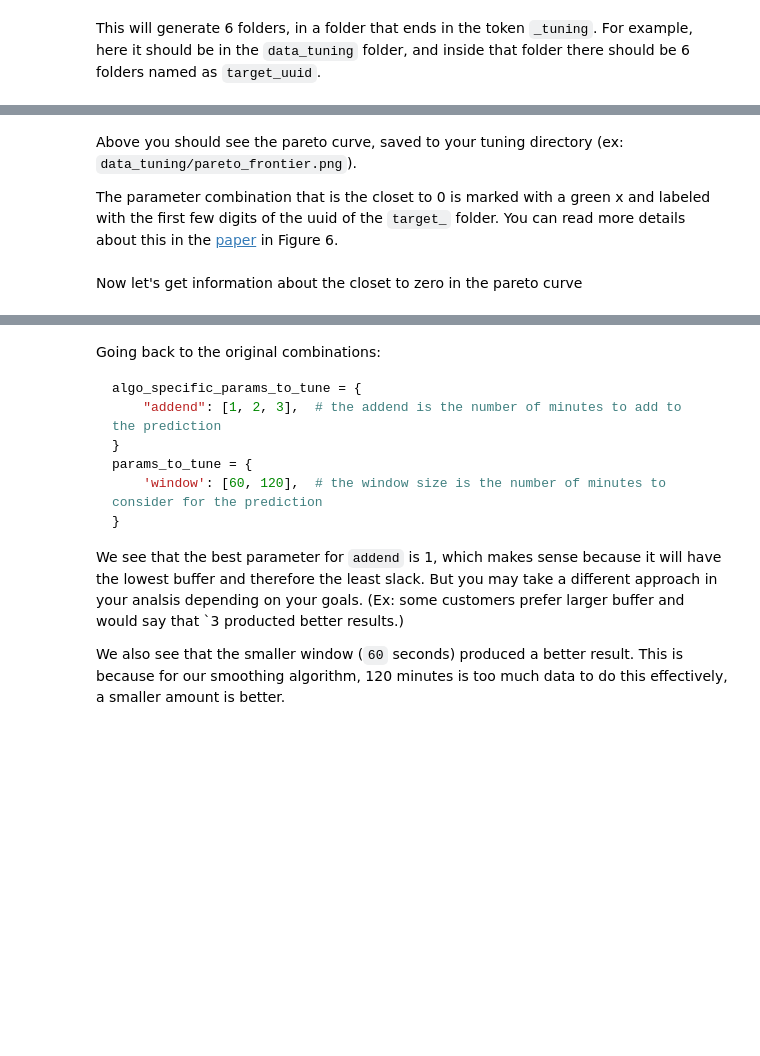
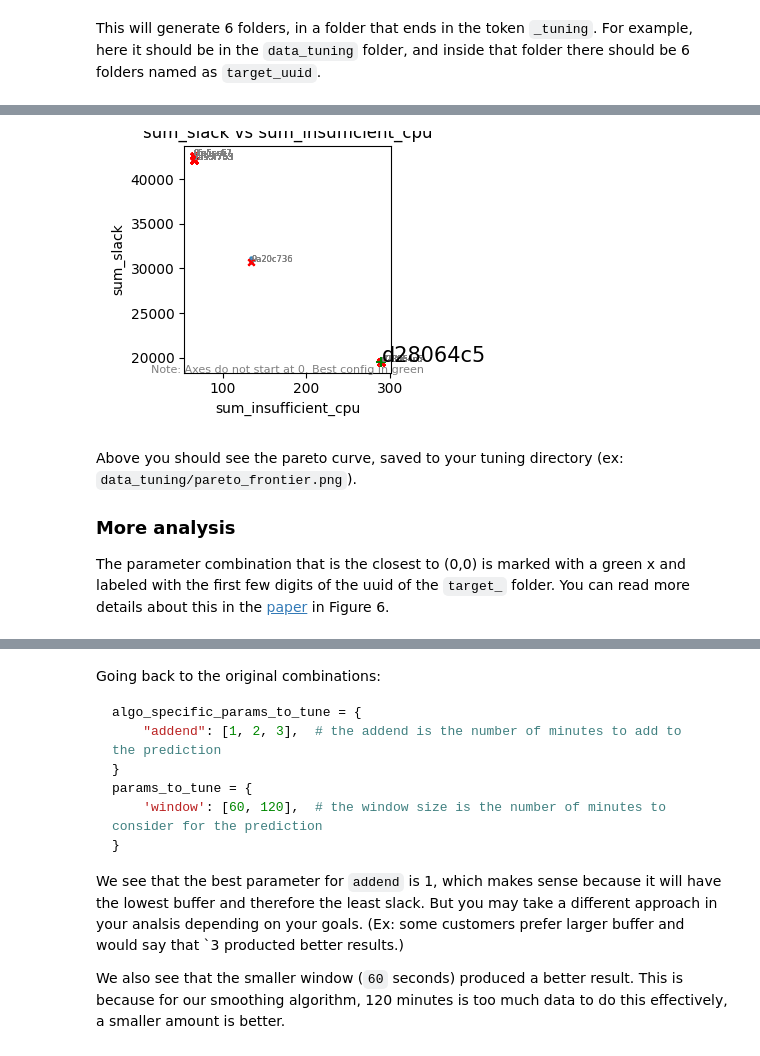
Before and after one commit to microsoft/vasim, a Jupyter notebook: examples/using_vasim.ipynb, the cells around one changed output, grey strips where cells are left out. Saved outputs shown, nothing was run; the diff lists cells and outputs as text; code cells hidden in the pictures; blank space fills up the shorter version.

```diff
--- a/examples/using_vasim.ipynb
+++ b/examples/using_vasim.ipynb
@@ -356,9 +323,15 @@ Plotted data_tuning/pareto_frontier.png
+# %%
+# display the plot
+from IPython.display import Image
+Image(filename='data_tuning/pareto_frontier.png')
+# %% [output]
+[figure, added]
 # %% [markdown]
 Above you should see the pareto curve, saved to your tuning directory (ex: `data_tuning/pareto_frontier.png`).
 
-The parameter combination that is the closet to 0 is marked with a green x and labeled with the first few digits of the uuid of the `target_` folder.  You can read more details about this in the [paper](https://www.microsoft.com/en-us/research/publication/caasper-vertical-autoscaling/) in Figure 6.
+### More analysis
+
+The parameter combination that is the closest to (0,0) is marked with a green x and labeled with the first few digits of the uuid of the `target_` folder.  You can read more details about this in the [paper](https://www.microsoft.com/en-us/research/publication/caasper-vertical-autoscaling/) in Figure 6.
-# %% [markdown]
-Now let's get information about the closet to zero in the pareto curve
 # %%
 # This function returns folder, config, dimension_1, and dimension_2 of the closest combination
 # We don't know what folder will be because it's random, but we can check the other values
```
Also changed, not shown: parts of 8 cells of this notebook.
